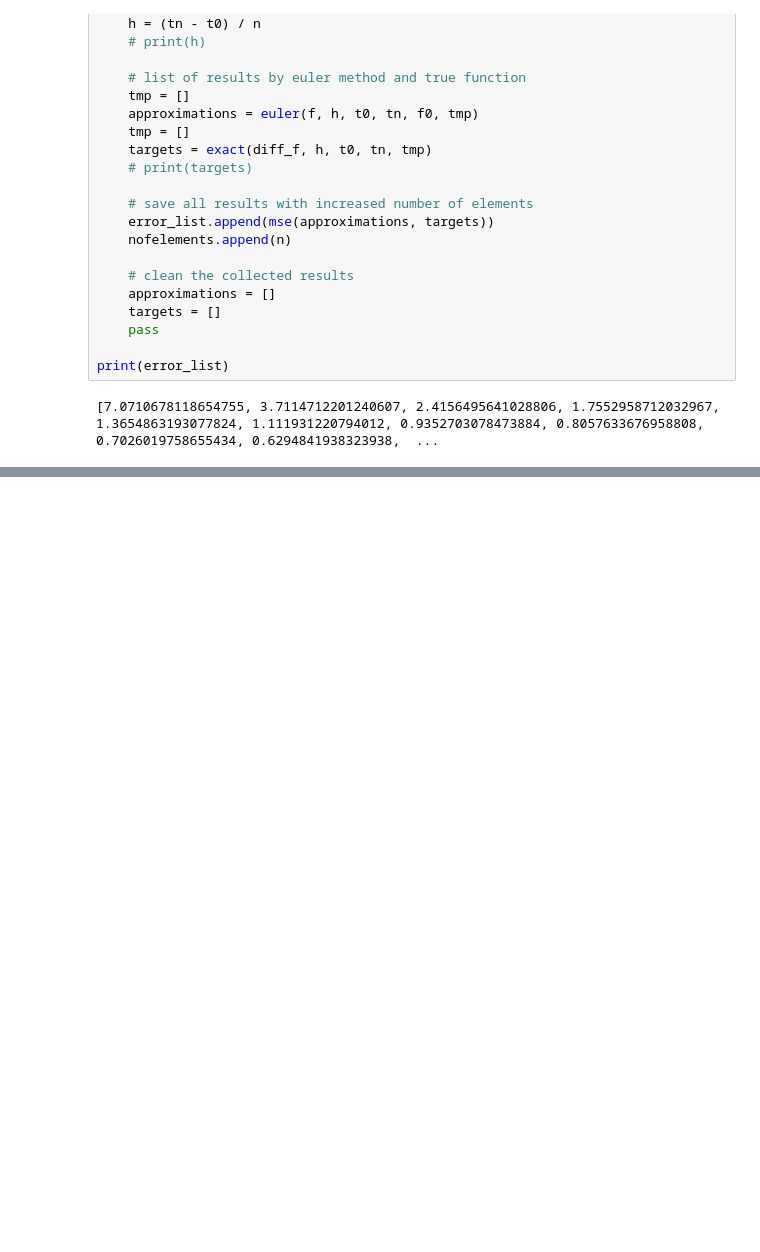
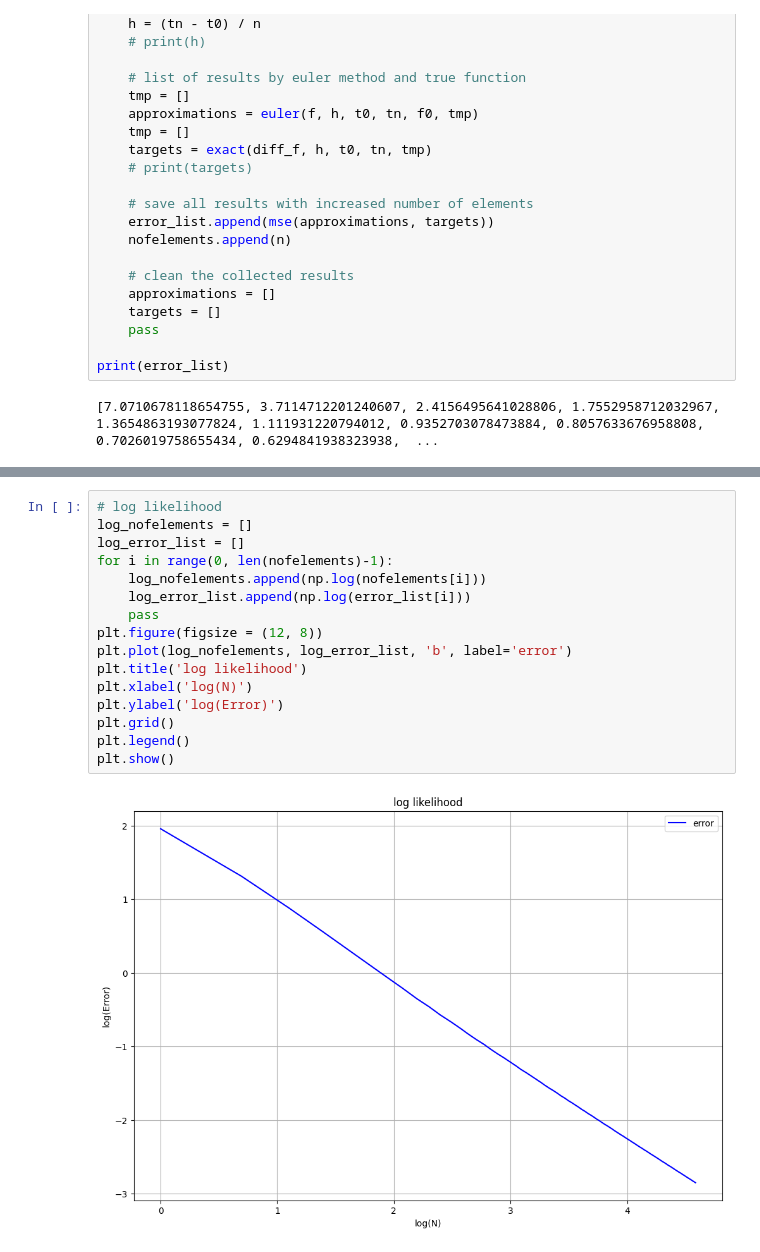
Before and after one commit to HengruiBaiCN/stanford-cs-229-machine-learning, a Jupyter notebook: honor/euler_method_error.ipynb, the cells around one changed output, grey strips where cells are left out. Drawn from its saved outputs; the diff is of its cells as text; blank space fills up the shorter version.

Commit message:
log likelihood

```diff
--- a/honor/euler_method_error.ipynb
+++ b/honor/euler_method_error.ipynb
@@ -79,0 +79,18 @@ plt.show()
+# %%
+# log likelihood
+log_nofelements = []
+log_error_list = []
+for i in range(0, len(nofelements)-1):
+    log_nofelements.append(np.log(nofelements[i]))
+    log_error_list.append(np.log(error_list[i]))
+    pass
+plt.figure(figsize = (12, 8))
+plt.plot(log_nofelements, log_error_list, 'b', label='error')
+plt.title('log likelihood')
+plt.xlabel('log(N)')
+plt.ylabel('log(Error)')
+plt.grid()
+plt.legend()
+plt.show()
+# %% [output]
+[figure, added]
```
Also changed, not shown: parts of 1 cell of this notebook.
